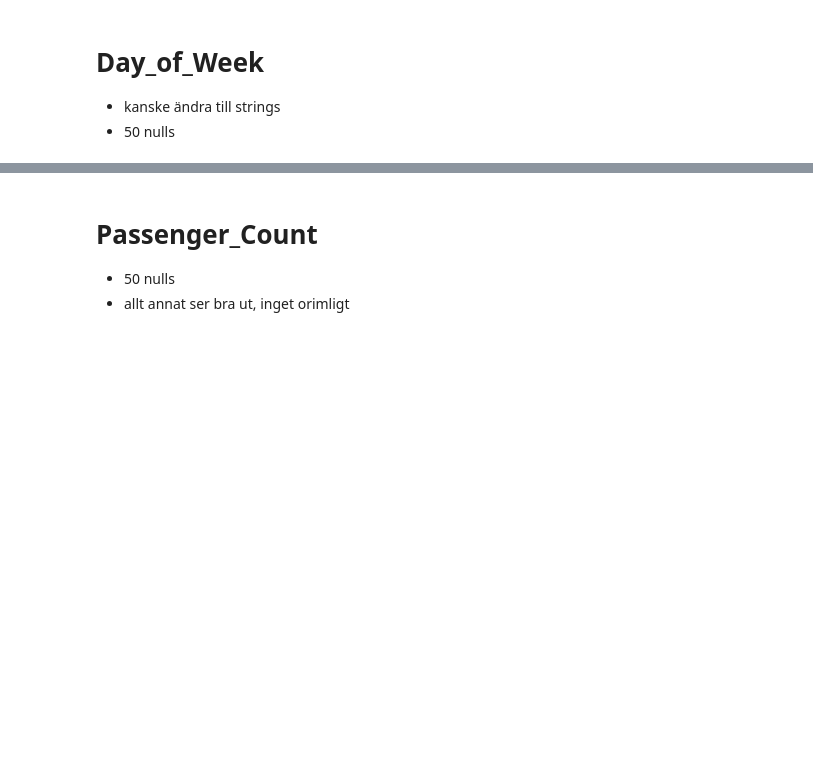
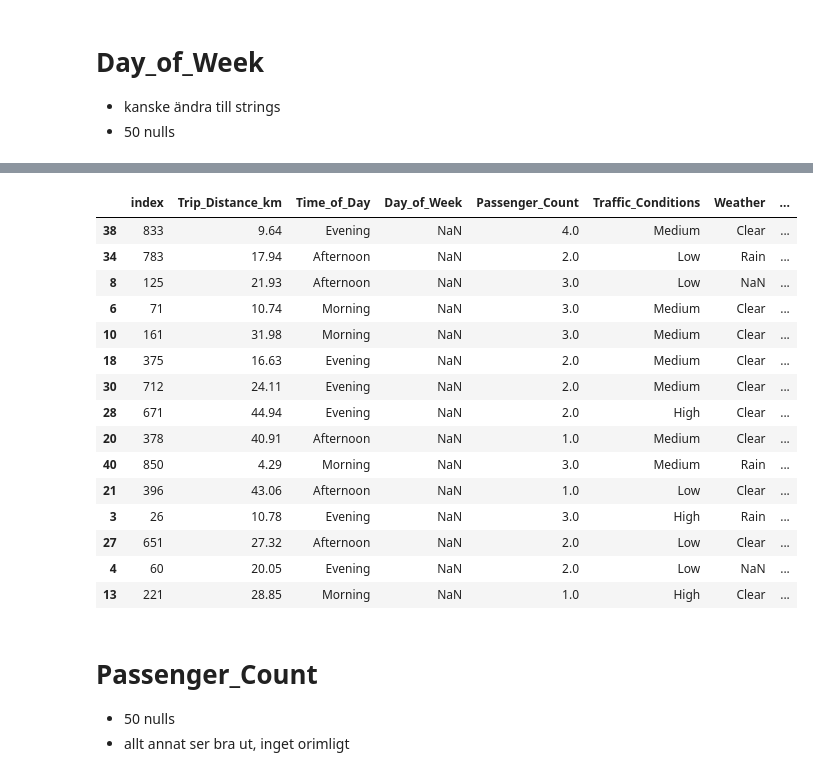
Before and after one commit to luckepucke6/taxi_prediction_fullstack_lucas_lindh, a Jupyter notebook: src/taxipred/model_development/eda.ipynb, the cells around one changed output, grey strips where cells are left out. Saved outputs shown, nothing was run; the diff lists cells and outputs as text; code cells hidden in the pictures; blank space fills up the shorter version.

```diff
--- a/src/taxipred/model_development/eda.ipynb
+++ b/src/taxipred/model_development/eda.ipynb
@@ -168,3 +229,5 @@ array(['Afternoon', 'Evening', 'Morning', 'Night', nan], dtype=object)
+# %%
+df = df.dropna(subset=["Time_of_Day"])
 # %% [markdown]
 # Day_of_Week
 - kanske ändra till strings
@@ -187,0 +251,19 @@ np.int64(50)
+# %%
+df[df["Day_of_Week"].isna()].reset_index().sample(15)
+# %% [output]
+|  | index | Trip_Distance_km | Time_of_Day | Day_of_Week | Passenger_Count | Traffic_Conditions | Weather | ... |
+| 38 | 833 | 9.64 | Evening | NaN | 4.0 | Medium | Clear | ... |
+| 34 | 783 | 17.94 | Afternoon | NaN | 2.0 | Low | Rain | ... |
+| 8 | 125 | 21.93 | Afternoon | NaN | 3.0 | Low | NaN | ... |
+| 6 | 71 | 10.74 | Morning | NaN | 3.0 | Medium | Clear | ... |
+| 10 | 161 | 31.98 | Morning | NaN | 3.0 | Medium | Clear | ... |
+| 18 | 375 | 16.63 | Evening | NaN | 2.0 | Medium | Clear | ... |
+| 30 | 712 | 24.11 | Evening | NaN | 2.0 | Medium | Clear | ... |
+| 28 | 671 | 44.94 | Evening | NaN | 2.0 | High | Clear | ... |
+| 20 | 378 | 40.91 | Afternoon | NaN | 1.0 | Medium | Clear | ... |
+| 40 | 850 | 4.29 | Morning | NaN | 3.0 | Medium | Rain | ... |
+| 21 | 396 | 43.06 | Afternoon | NaN | 1.0 | Low | Clear | ... |
+| 3 | 26 | 10.78 | Evening | NaN | 3.0 | High | Rain | ... |
+| 27 | 651 | 27.32 | Afternoon | NaN | 2.0 | Low | Clear | ... |
+| 4 | 60 | 20.05 | Evening | NaN | 2.0 | Low | NaN | ... |
+| 13 | 221 | 28.85 | Morning | NaN | 1.0 | High | Clear | ... |
```
Also changed, not shown: parts of 32 cells of this notebook, 2 other files.
